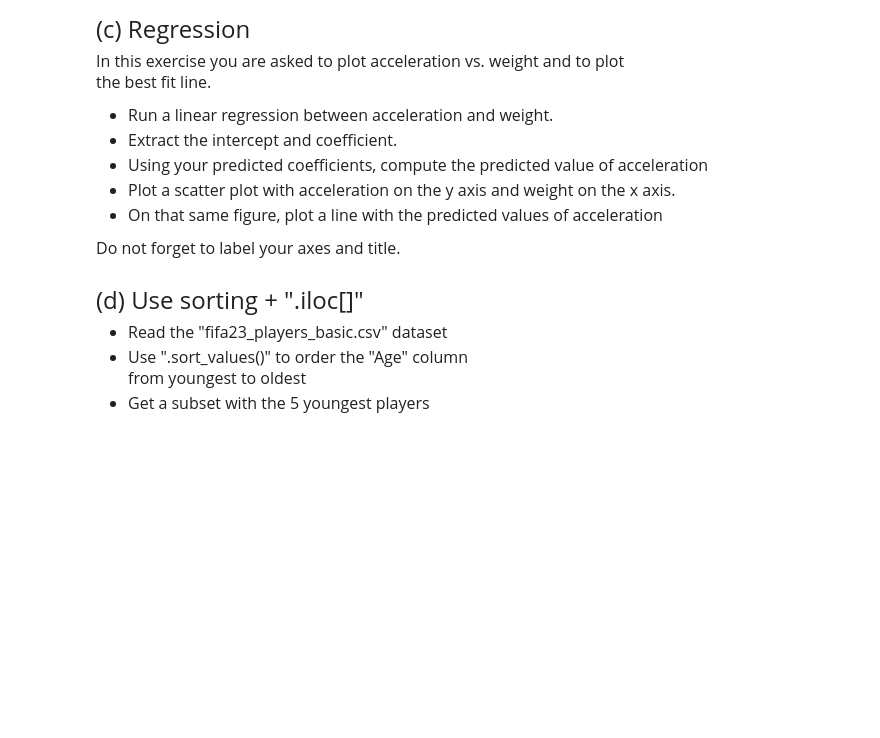
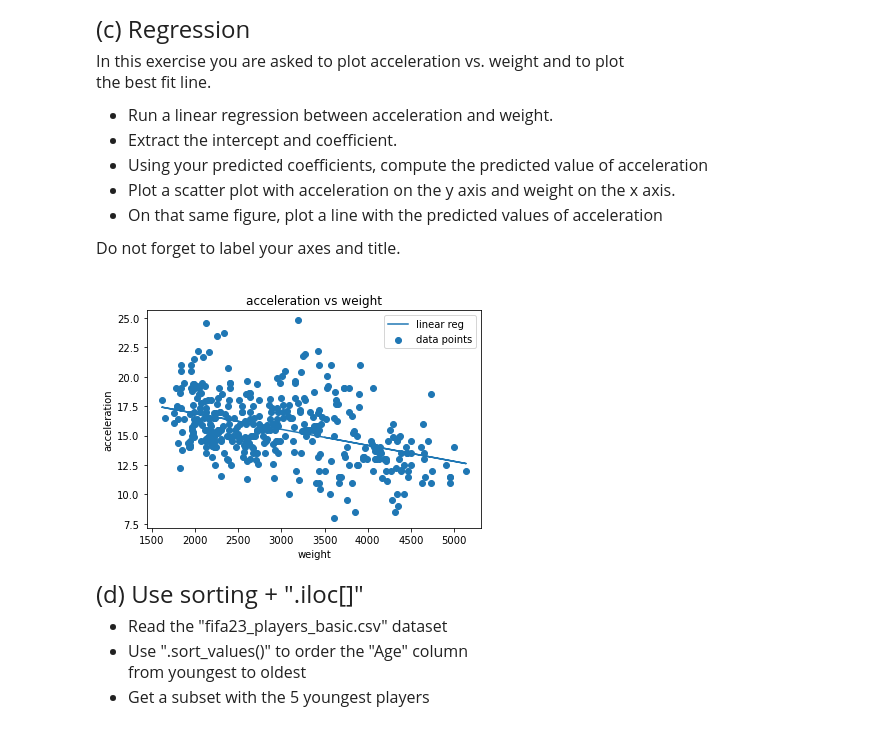
Before and after one commit to Eli-Todd/qtm151spring2024, a Jupyter notebook: _Homeworks/assignment6.ipynb, the cells around one changed output. Saved outputs shown, nothing was run; the diff lists cells and outputs as text; code cells hidden in the pictures; blank space fills up the shorter version.

```diff
--- a/_Homeworks/assignment6.ipynb
+++ b/_Homeworks/assignment6.ipynb
@@ -59,0 +74,15 @@
+# %%
+# Write your answer here:
+
+df = pd.read_csv('data/features.csv')
+
+threshold = 3000
+
+above_threshold = df.query('weight > @threshold')
+below_threshold = df.query('weight <= @threshold')
+
+mean_above = above_threshold['acceleration'].mean()
+mean_below = below_threshold['acceleration'].mean()
+
+print("Mean for weight > 3000:", mean_above)
+print("Mean for weight <= 3000:", mean_below)
@@ -79,3 +109,24 @@ Do not forget to label your axes and title.
+# %%
+# Write your answer here:
+
+model = smf.ols(formula='acceleration ~ weight', data=df)
+result = model.fit()
+
+intercept = result.params['Intercept']
+coefficient = result.params['weight']
+
+predicted_acceleration = result.predict(df['weight'])
+
+plt.scatter(df['weight'], df['acceleration'], label='data points')
+plt.plot(df['weight'], predicted_acceleration, label='linear reg')
+
+plt.xlabel('weight')
+plt.ylabel('acceleration')
+plt.title('acceleration vs weight')
+plt.legend()
+plt.show()
+# %% [output]
+[figure, added]
 # %% [markdown]
 <font size = "5">
 
```
Also changed, not shown: parts of 11 cells of this notebook.
